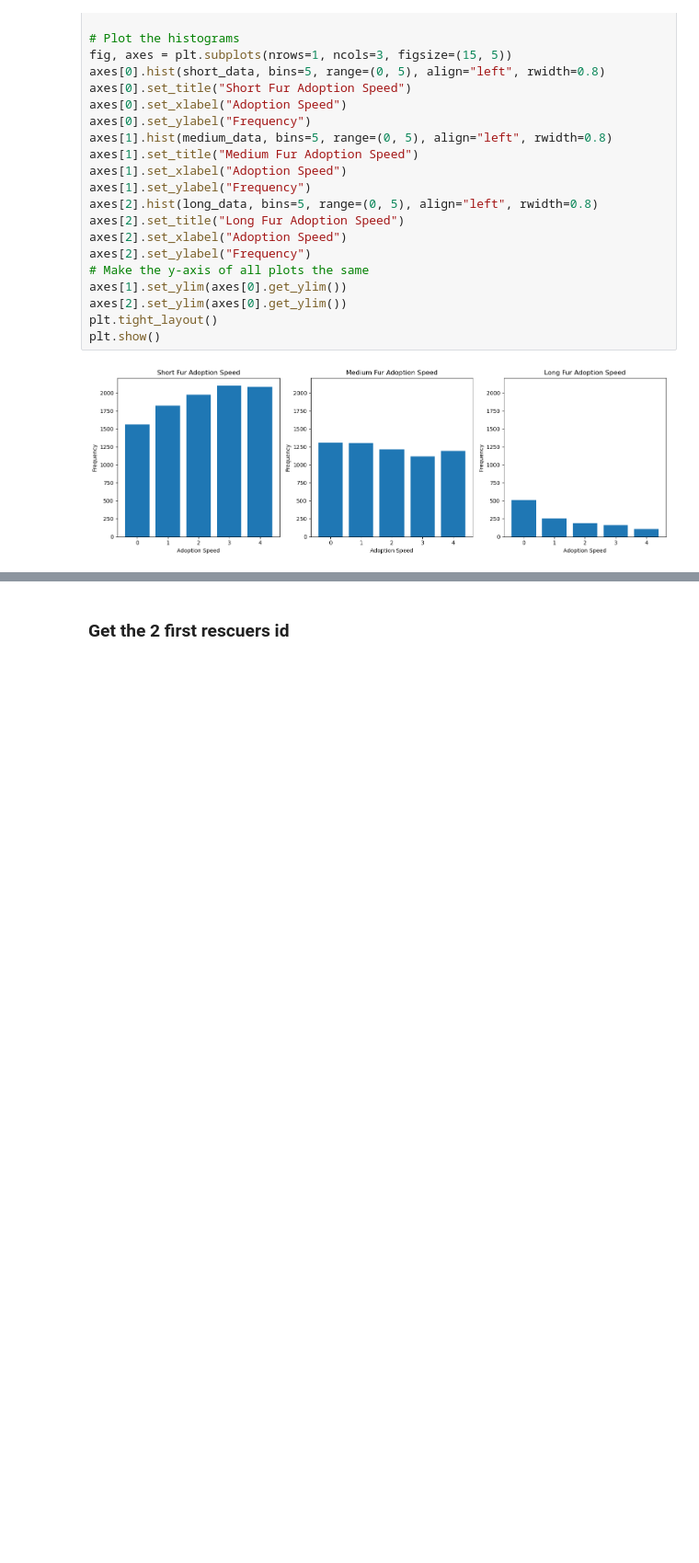
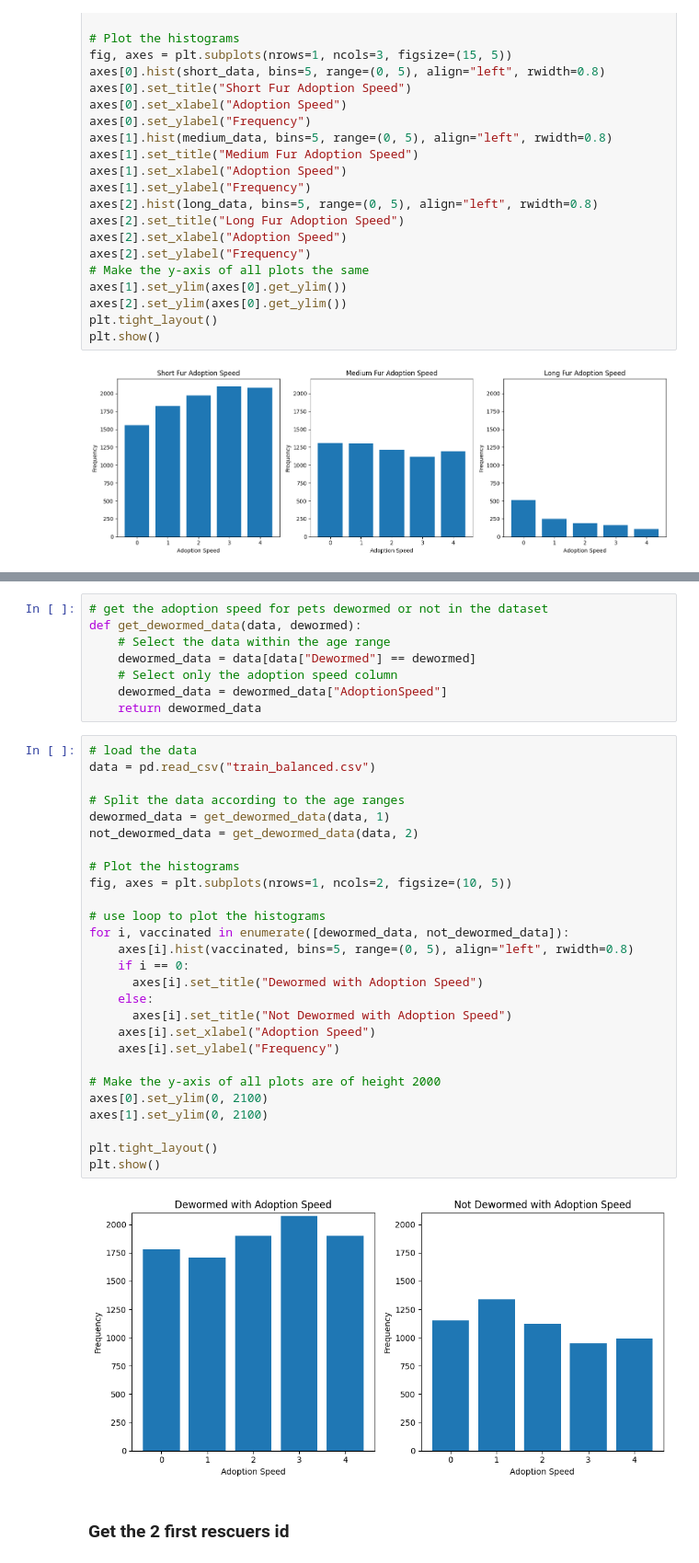
Before and after one commit to osamamagdy/PetFinder, a Jupyter notebook: data_visualization.ipynb, the cells around one changed output, grey strips where cells are left out. Shown at 92% size. Cells and saved outputs as stored; diff of their text form; blank space fills up the shorter version.

```diff
--- a/data_visualization.ipynb
+++ b/data_visualization.ipynb
@@ -679,3 +743,40 @@ plt.show()
+# %%
+# get the adoption speed for pets dewormed or not in the dataset
+def get_dewormed_data(data, dewormed):
+    # Select the data within the age range
+    dewormed_data = data[data["Dewormed"] == dewormed]
+    # Select only the adoption speed column
+    dewormed_data = dewormed_data["AdoptionSpeed"]
+    return dewormed_data
+# %%
+# load the data
+data = pd.read_csv("train_balanced.csv")
+
+# Split the data according to the age ranges
+dewormed_data = get_dewormed_data(data, 1)
+not_dewormed_data = get_dewormed_data(data, 2)
+
+# Plot the histograms
+fig, axes = plt.subplots(nrows=1, ncols=2, figsize=(10, 5))
+
+# use loop to plot the histograms
+for i, vaccinated in enumerate([dewormed_data, not_dewormed_data]):
+    axes[i].hist(vaccinated, bins=5, range=(0, 5), align="left", rwidth=0.8)
+    if i == 0:
+      axes[i].set_title("Dewormed with Adoption Speed")
+    else:
+      axes[i].set_title("Not Dewormed with Adoption Speed")
+    axes[i].set_xlabel("Adoption Speed")
+    axes[i].set_ylabel("Frequency")
+
+# Make the y-axis of all plots are of height 2000
+axes[0].set_ylim(0, 2100)
+axes[1].set_ylim(0, 2100)
+
+plt.tight_layout()
+plt.show()
+# %% [output]
+[figure, added]
 # %% [markdown]
 ### Get the 2 first rescuers id
 # %%
```
Also changed, not shown: parts of 19 cells of this notebook.
